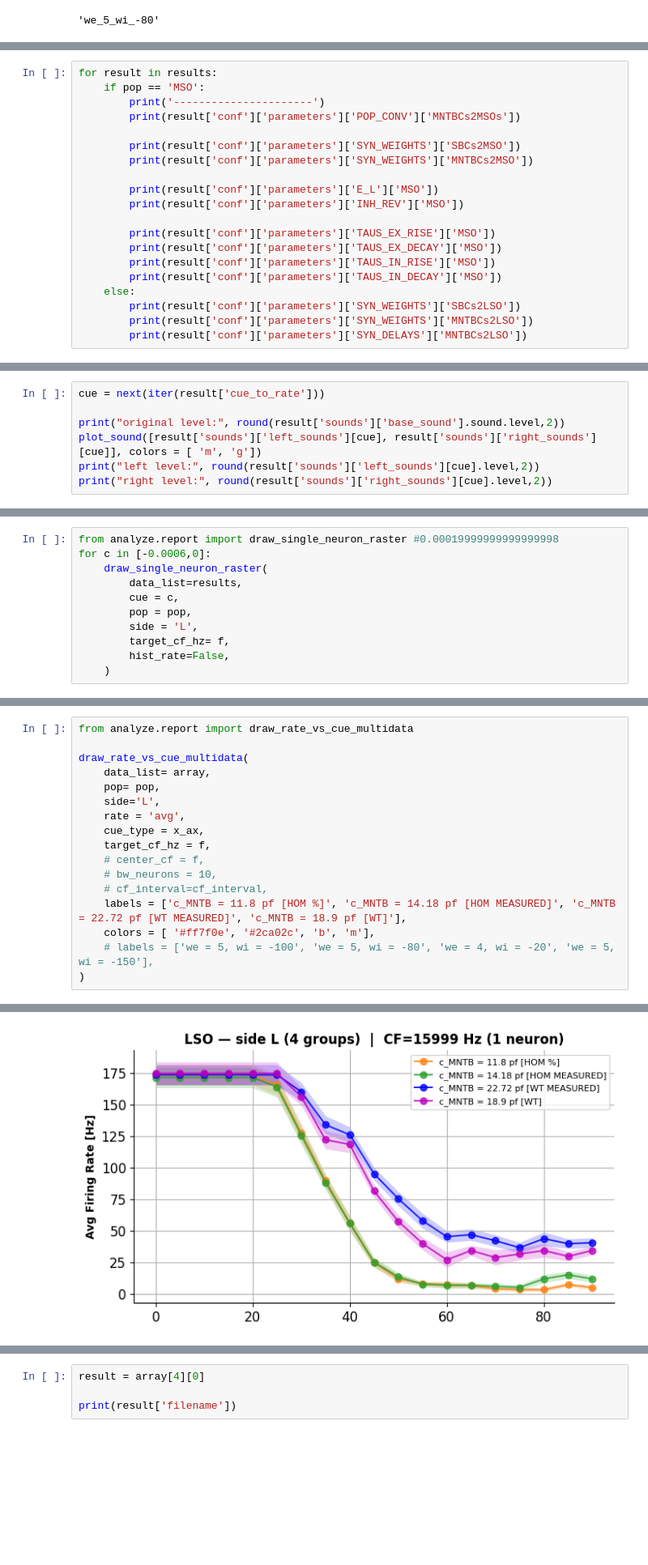
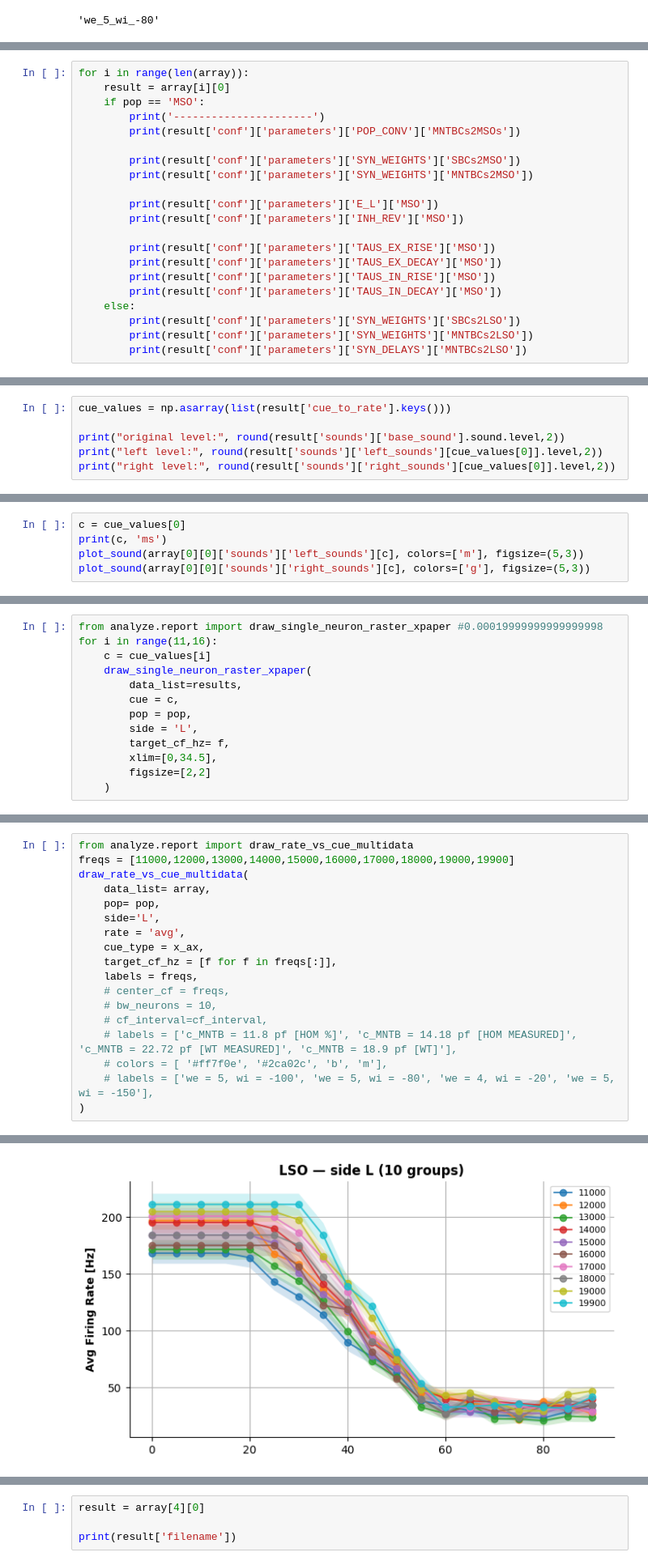
Before and after one commit to francescodesantis/sound_localization_model, a Jupyter notebook: plot/open_example.ipynb, the cells around one changed output, grey strips where cells are left out. Shown at 81% size. Cells and saved outputs as stored; diff of their text form; blank space fills up the shorter version.

Commit message:
paper plots

```diff
--- a/plot/open_example.ipynb
+++ b/plot/open_example.ipynb
@@ -117,5 +113,6 @@ dict_keys([0.0, 5.0, 10.0, 15.0, 20.0, 25.0, 30.0, 35.0, 40.0, 45.0, 50.0, 55.0,
 # %%
-for result in results:
+for i in range(len(array)):
+    result = array[i][0]
     if pop == 'MSO':
         print('----------------------')
         print(result['conf']['parameters']['POP_CONV']['MNTBCs2MSOs'])
@@ -193,8 +138,7 @@ for result in results:
 # %%
-cue = next(iter(result['cue_to_rate']))
+cue_values = np.asarray(list(result['cue_to_rate'].keys()))
 
 print("original level:", round(result['sounds']['base_sound'].sound.level,2))
-plot_sound([result['sounds']['left_sounds'][cue], result['sounds']['right_sounds'][cue]], colors = [ 'm', 'g'])
-print("left level:", round(result['sounds']['left_sounds'][cue].level,2))
-print("right level:", round(result['sounds']['right_sounds'][cue].level,2))
+print("left level:", round(result['sounds']['left_sounds'][cue_values[0]].level,2))
+print("right level:", round(result['sounds']['right_sounds'][cue_values[0]].level,2))
 # %% [output]
@@ -204,0 +148,5 @@ right level: -0.0
+# %%
+c = cue_values[0]
+print(c, 'ms')
+plot_sound(array[0][0]['sounds']['left_sounds'][c], colors=['m'], figsize=(5,3))
+plot_sound(array[0][0]['sounds']['right_sounds'][c], colors=['g'], figsize=(5,3))
@@ -247,12 +393,14 @@ draw_rate_vs_cue(
 # %%
-from analyze.report import draw_single_neuron_raster #0.00019999999999999998
-for c in [-0.0006,0]:
-    draw_single_neuron_raster(
+from analyze.report import draw_single_neuron_raster_xpaper #0.00019999999999999998
+for i in range(11,16):
+    c = cue_values[i]
+    draw_single_neuron_raster_xpaper(
         data_list=results,
         cue = c,
         pop = pop,
         side = 'L',
         target_cf_hz= f,
-        hist_rate=False,
+        xlim=[0,34.5],
+        figsize=[2,2]
     )
 # %% [output]
@@ -283,18 +543,19 @@ median latency=5.50 ms, jitter (IQR)=0.10 ms, n=18/18
 # %%
 from analyze.report import draw_rate_vs_cue_multidata
-
+freqs = [11000,12000,13000,14000,15000,16000,17000,18000,19000,19900]
 draw_rate_vs_cue_multidata(
     data_list= array,
     pop= pop,
     side='L',
     rate = 'avg',
     cue_type = x_ax,
-    target_cf_hz = f,
-    # center_cf = f,
+    target_cf_hz = [f for f in freqs[:]],
+    labels = freqs,
+    # center_cf = freqs,
     # bw_neurons = 10,
     # cf_interval=cf_interval,
-    labels = ['c_MNTB = 11.8 pf [HOM %]', 'c_MNTB = 14.18 pf [HOM MEASURED]', 'c_MNTB = 22.72 pf [WT MEASURED]', 'c_MNTB = 18.9 pf [WT]'],
-    colors = [ '#ff7f0e', '#2ca02c', 'b', 'm'],
+    # labels = ['c_MNTB = 11.8 pf [HOM %]', 'c_MNTB = 14.18 pf [HOM MEASURED]', 'c_MNTB = 22.72 pf [WT MEASURED]', 'c_MNTB = 18.9 pf [WT]'],
+    # colors = [ '#ff7f0e', '#2ca02c', 'b', 'm'],
     # labels = ['we = 5, wi = -100', 'we = 5, wi = -80', 'we = 4, wi = -20', 'we = 5, wi = -150'],
 )
 # %% [output]
@@ -304 +574 @@ draw_rate_vs_cue_multidata(
-[figure, old version]
+[figure, new version]
```
Also changed, not shown: parts of 28 cells of this notebook, 3 other files.
